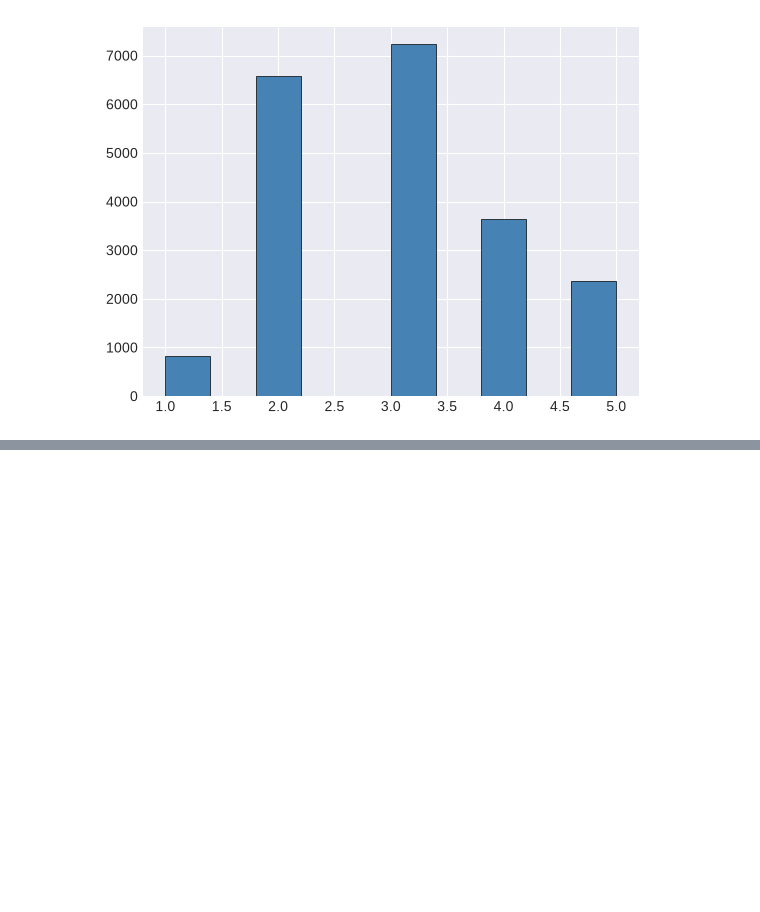
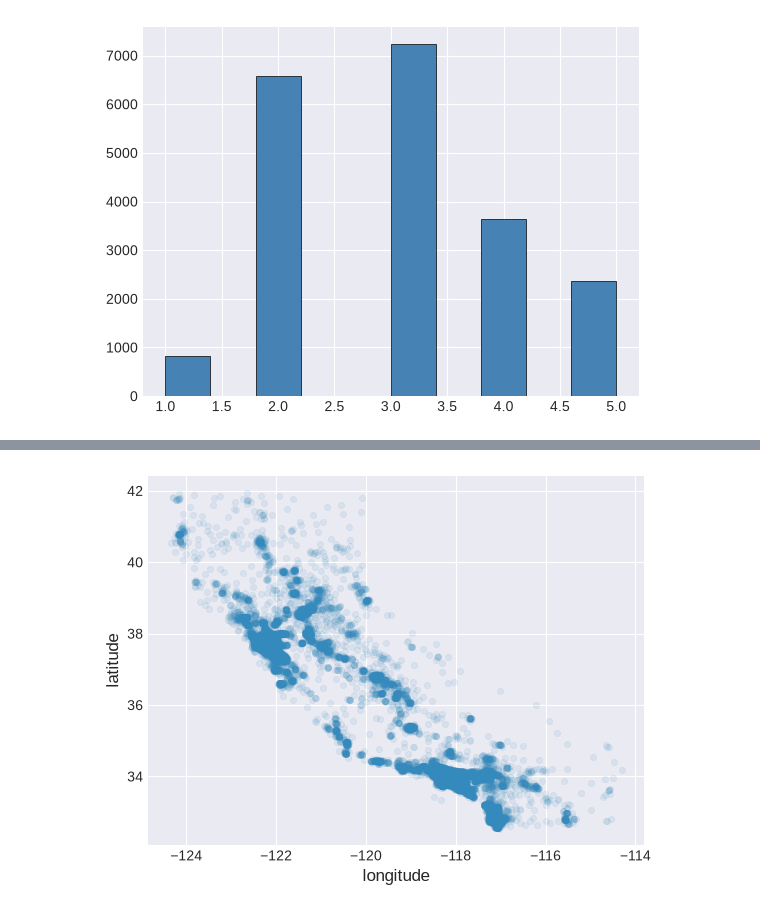
Before and after one commit to ACADEMIC-AND-PERSONAL-PROJECTS/California-Housing-Prices, a Jupyter notebook: notebooks/housing.ipynb, the cells around one changed output, grey strips where cells are left out. Saved outputs shown, nothing was run; the diff lists cells and outputs as text; code cells hidden in the pictures; blank space fills up the shorter version.

```diff
--- a/notebooks/housing.ipynb
+++ b/notebooks/housing.ipynb
@@ -138,0 +153,5 @@ for set_ in (strat_train_set, strat_test_set):
+# %%
+# Try to visualize the data with a scatter plot, where each point represents a district. The alpha parameter is set to 0.1 to make the points semi-transparent, allowing for better visualization of areas with high density of points.
+housing.plot(kind="scatter", x="longitude", y="latitude", alpha=0.1);
+# %% [output]
+[figure, added]
```
Also changed, not shown: parts of 7 cells of this notebook.
